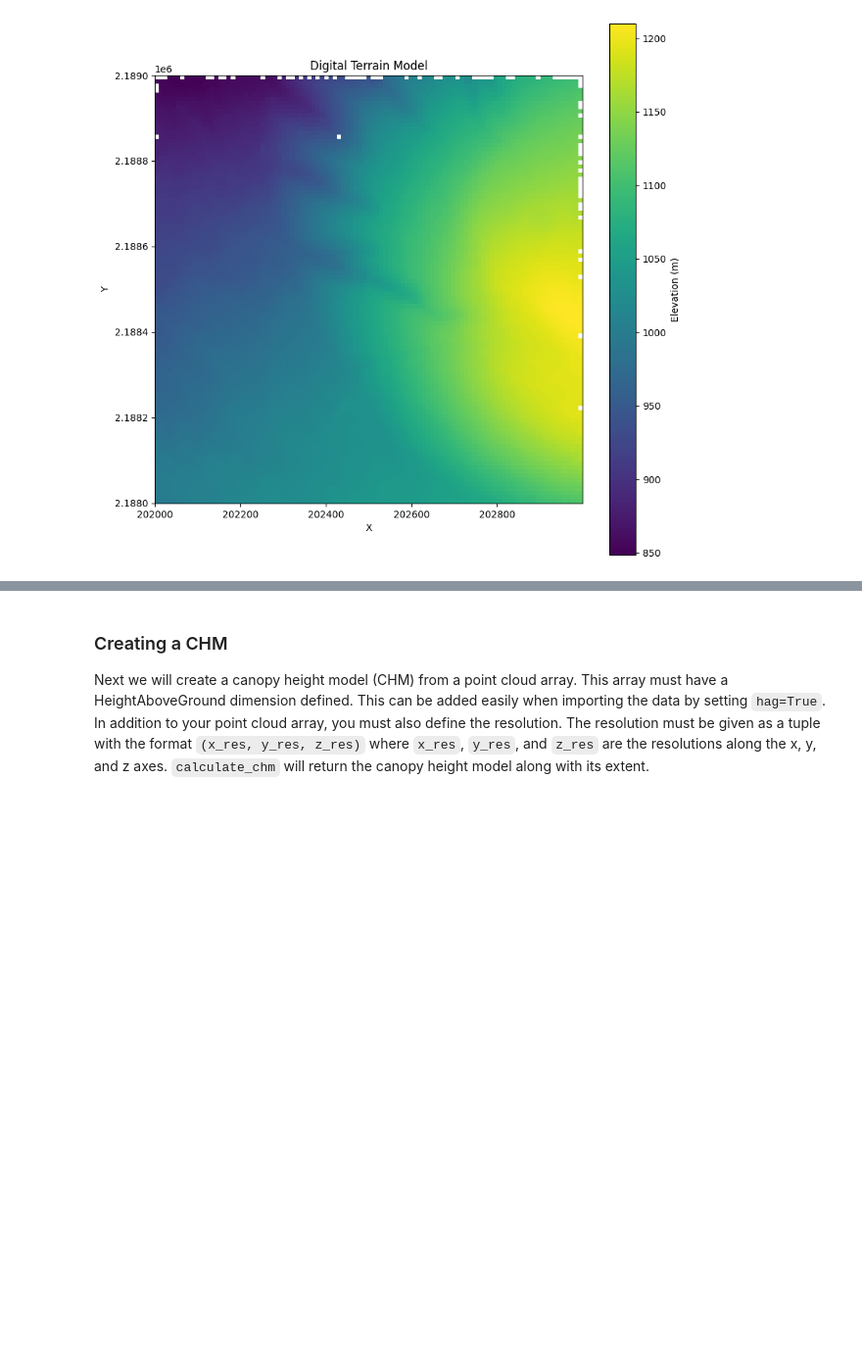
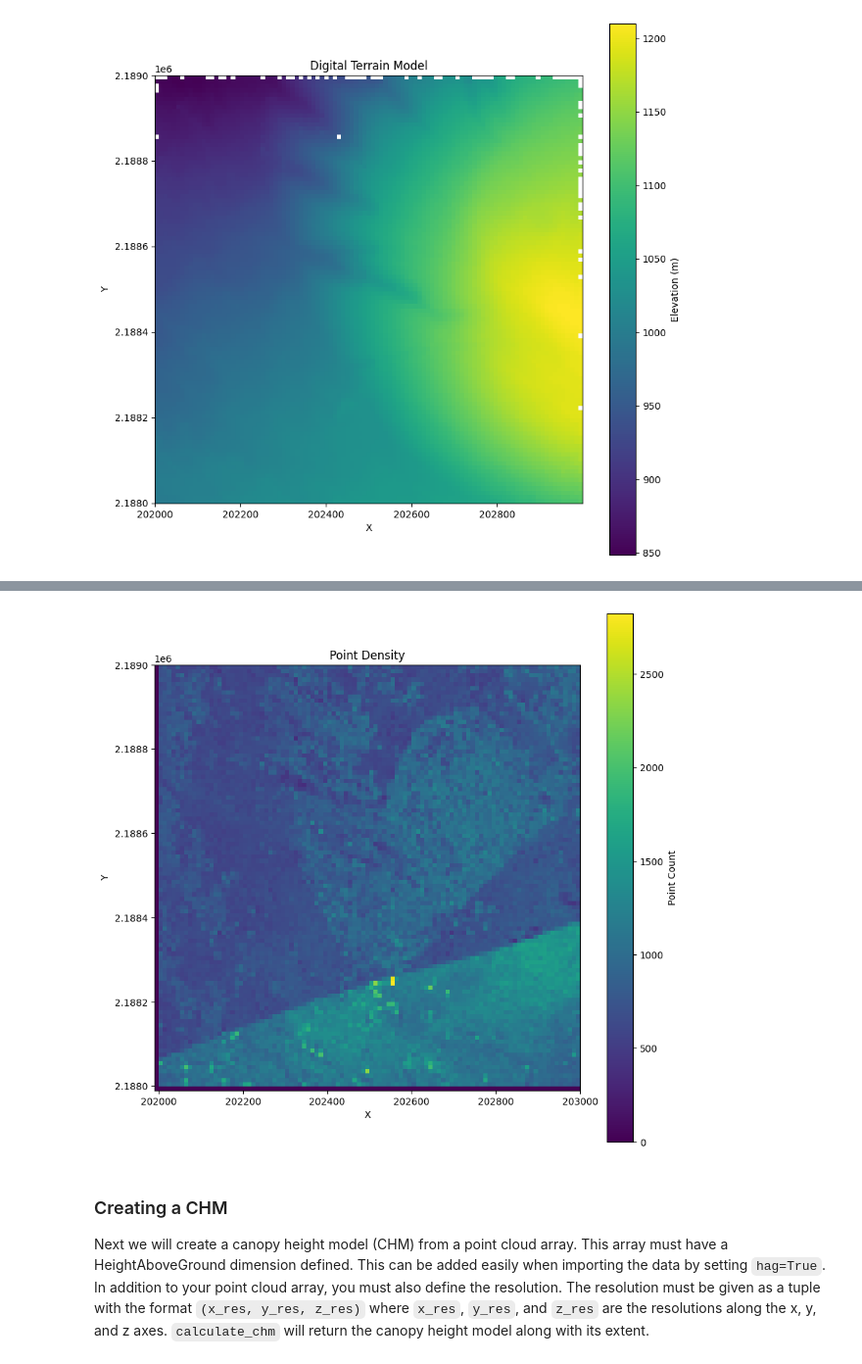
Before and after one commit to iosefa/PyForestScan, a Jupyter notebook: examples/getting-started-importing-preprocessing-dtm-chm/getting-started-importing-preprocessing-dtm-chm.ipynb, the cells around one changed output, grey strips where cells are left out. Shown at 98% size. Saved outputs shown, nothing was run; the diff lists cells and outputs as text; code cells hidden in the pictures; blank space fills up the shorter version.

```diff
--- a/examples/getting-started-importing-preprocessing-dtm-chm/getting-started-importing-preprocessing-dtm-chm.ipynb
+++ b/examples/getting-started-importing-preprocessing-dtm-chm/getting-started-importing-preprocessing-dtm-chm.ipynb
@@ -17,7 +17,7 @@ We will create a digital terrain model (DTM). We will begin by importing and cle
 We will read the lidar data:
 # %%
 file_path = "../example_data/20191210_5QKB020880.laz"
-arrays = read_lidar(file_path, "EPSG:32605")
+arrays = read_lidar(file_path, "EPSG:32605", hag=True)
 # %% [markdown]
 Now that the data has been loaded, we can clean the data by removing outliers and classifying ground points.
 # %%
@@ -42,3 +46,10 @@ plot_metric('Digital Terrain Model', dtm, extent, metric_name='Elevation (m)',cm
+# %%
+points = classified_arrays[0]
+voxels, extent = assign_voxels(points, (10, 10, 1))
+density = calculate_point_density(voxels)
+plot_metric('Point Density', density, extent, metric_name='Point Count', cmap='viridis')
+# %% [output]
+[figure, added]
 # %% [markdown]
 ### Creating a CHM
 Next we will create a canopy height model (CHM) from a point cloud array. This array must have a HeightAboveGround dimension defined. This can be added easily when importing the data by setting `hag=True`. In addition to your point cloud array, you must also define the resolution. The resolution must be given as a tuple with the format `(x_res, y_res, z_res)` where `x_res`, `y_res`, and `z_res` are the resolutions along the x, y, and z axes. `calculate_chm` will return the canopy height model along with its extent.
```
Also changed, not shown: parts of 3 cells of this notebook, 46 other files.
